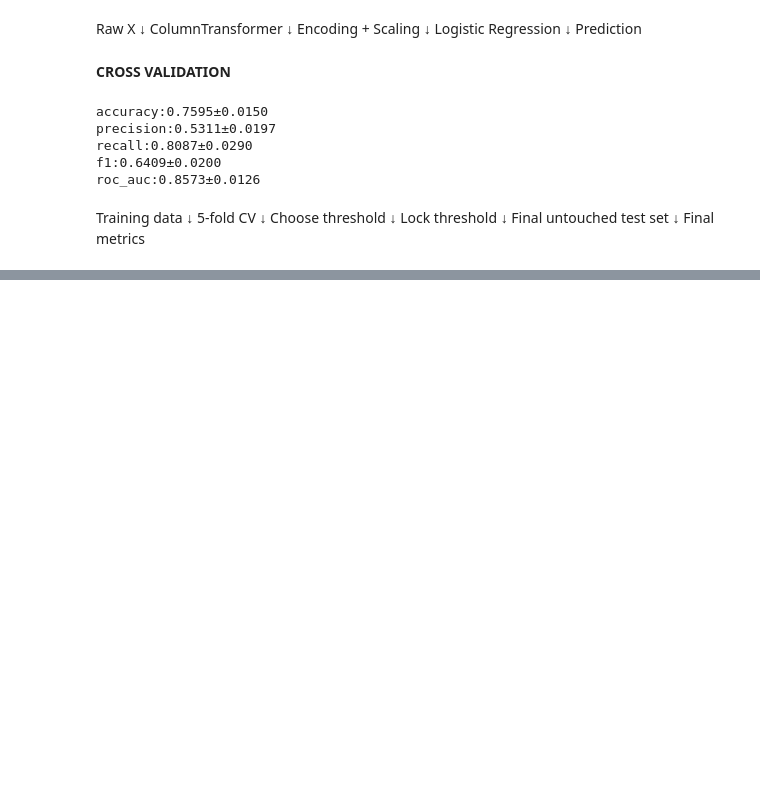
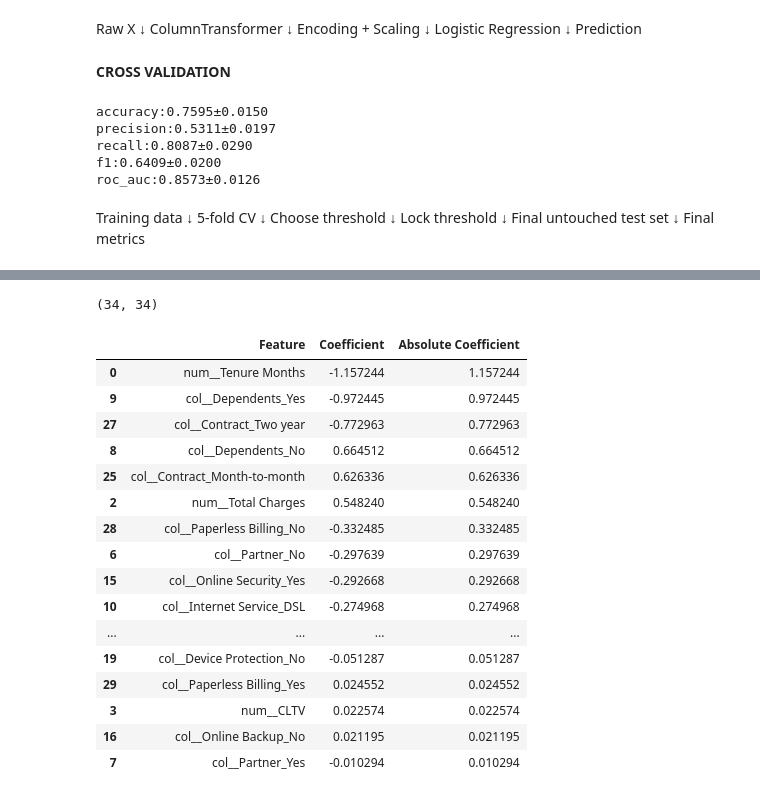
Before and after one commit to M-Taha4x/CustomerChurnPrediction, a Jupyter notebook: notebook/churn.ipynb, the cells around one changed output, grey strips where cells are left out. Saved outputs shown, nothing was run; the diff lists cells and outputs as text; code cells hidden in the pictures; blank space fills up the shorter version.

```diff
--- a/notebook/churn.ipynb
+++ b/notebook/churn.ipynb
@@ -1170,0 +1302,42 @@ Final metrics
+# %%
+coefficients=(
+    bal_lr_pipe.named_steps['model'].coef_[0]
+)
+# %%
+len(feature_name),len(coefficients)
+# %% [output]
+(34, 34)
+# %%
+coef_df=pd.DataFrame({
+    'Feature': feature_name,
+    "Coefficient" :coefficients
+})
+# %%
+coef_df['Absolute Coefficient']=(
+    coef_df['Coefficient'].abs()
+)
+# %%
+coef_df=coef_df.sort_values(
+    'Absolute Coefficient',
+    ascending=False
+)
+# %%
+coef_df
+# %% [output]
+|  | Feature | Coefficient | Absolute Coefficient |
+| 0 | num__Tenure Months | -1.157244 | 1.157244 |
+| 9 | col__Dependents_Yes | -0.972445 | 0.972445 |
+| 27 | col__Contract_Two year | -0.772963 | 0.772963 |
+| 8 | col__Dependents_No | 0.664512 | 0.664512 |
+| 25 | col__Contract_Month-to-month | 0.626336 | 0.626336 |
+| 2 | num__Total Charges | 0.548240 | 0.548240 |
+| 28 | col__Paperless Billing_No | -0.332485 | 0.332485 |
+| 6 | col__Partner_No | -0.297639 | 0.297639 |
+| 15 | col__Online Security_Yes | -0.292668 | 0.292668 |
+| 10 | col__Internet Service_DSL | -0.274968 | 0.274968 |
+| ... | ... | ... | ... |
+| 19 | col__Device Protection_No | -0.051287 | 0.051287 |
+| 29 | col__Paperless Billing_Yes | 0.024552 | 0.024552 |
+| 3 | num__CLTV | 0.022574 | 0.022574 |
+| 16 | col__Online Backup_No | 0.021195 | 0.021195 |
+| 7 | col__Partner_Yes | -0.010294 | 0.010294 |
```
Also changed, not shown: parts of 19 cells of this notebook.
